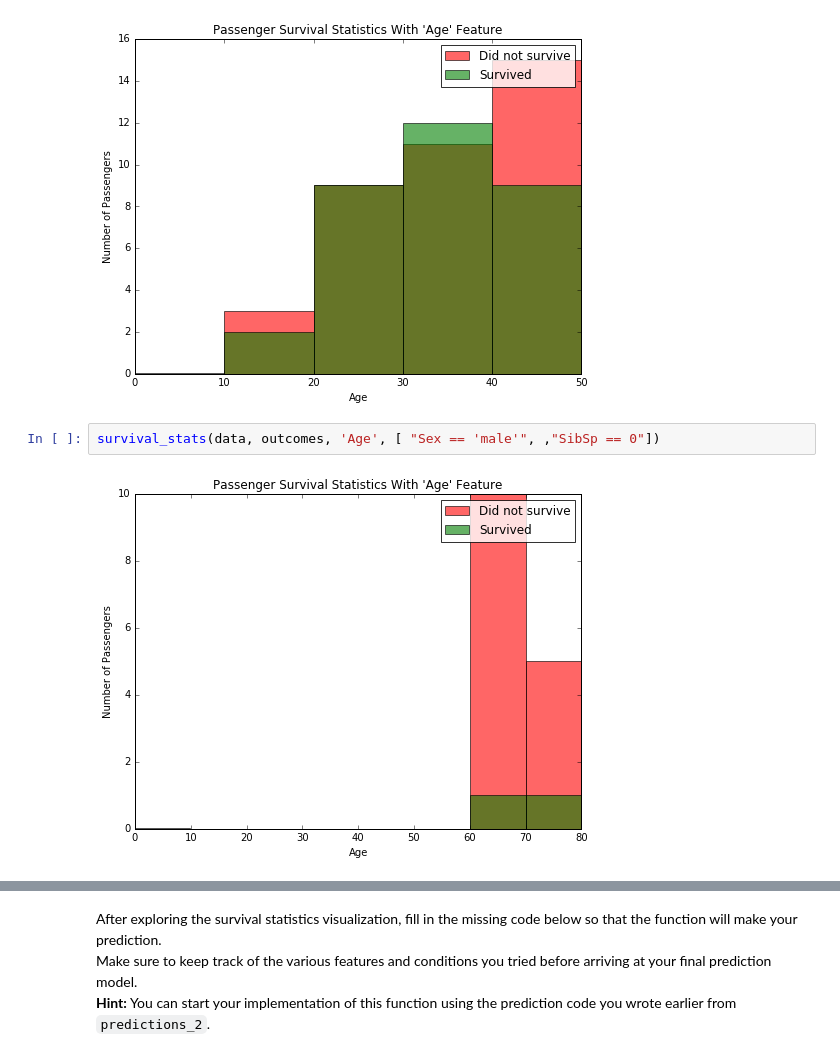
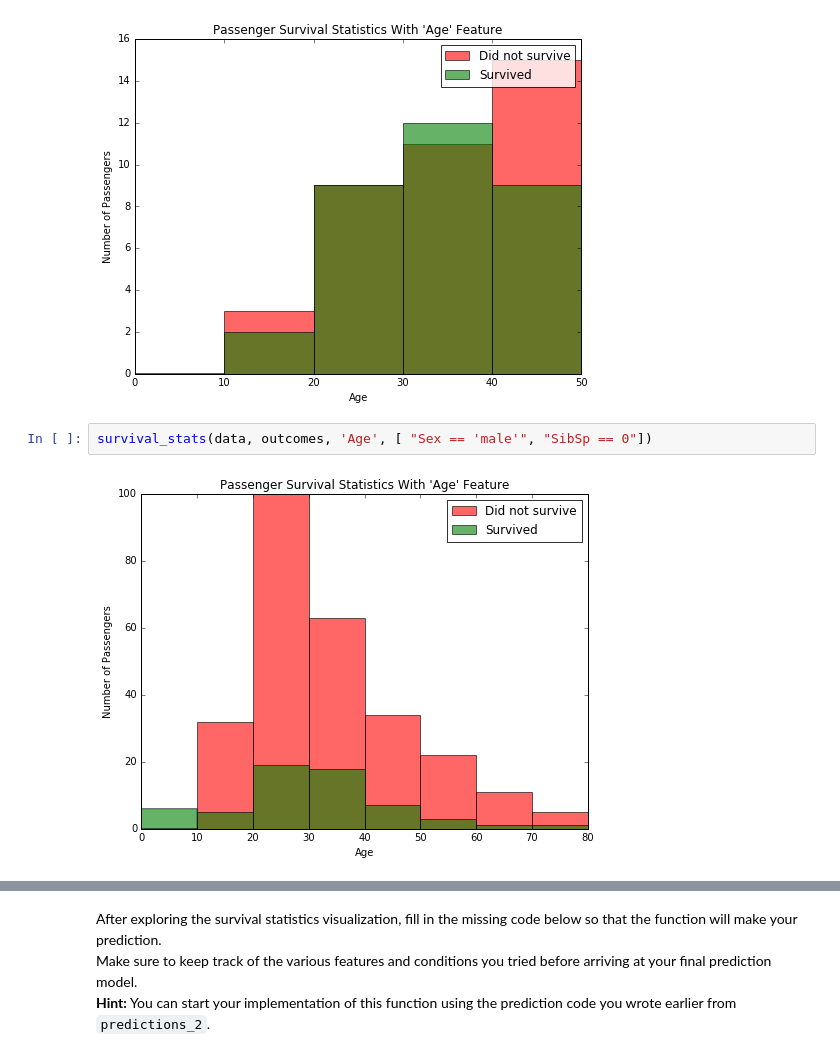
Before and after one commit to scigeek72/machine-learning, a Jupyter notebook: projects/titanic_survival_exploration/Titanic_Survival_Exploration.ipynb, the cells around one changed output, grey strips where cells are left out. Cells and saved outputs as stored; diff of their text form.

```diff
--- a/projects/titanic_survival_exploration/Titanic_Survival_Exploration.ipynb
+++ b/projects/titanic_survival_exploration/Titanic_Survival_Exploration.ipynb
@@ -249,7 +249,7 @@ survival_stats(data, outcomes, 'Age', [ "Sex == 'male'" ,"Age >= 10" , "Age < 50
 # %% [output]
 [figure]
 # %%
-survival_stats(data, outcomes, 'Age', [ "Sex == 'male'", ,"SibSp == 0"])
+survival_stats(data, outcomes, 'Age', [ "Sex == 'male'", "SibSp == 0"])
 # %% [output]
-[figure, old version]
+[figure, new version]
 # %%
```
Also changed, not shown: parts of 6 cells of this notebook, 1 other file.
